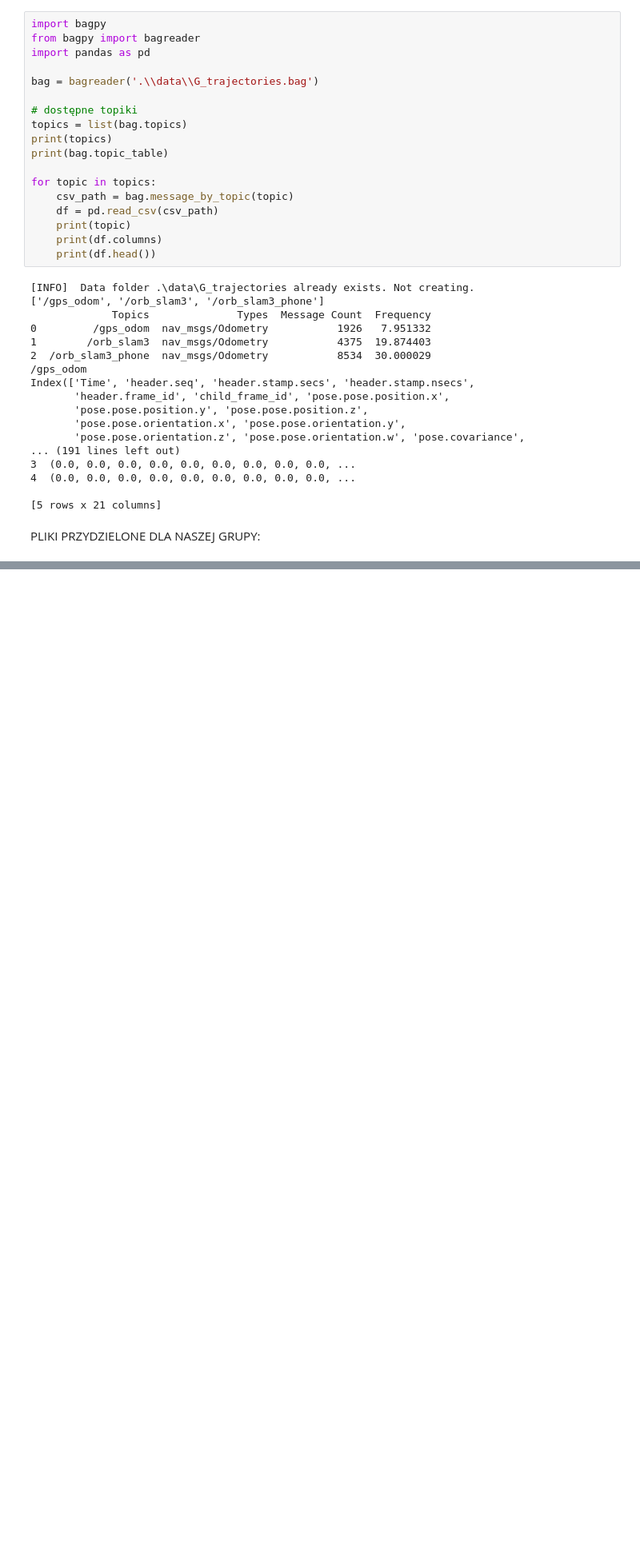
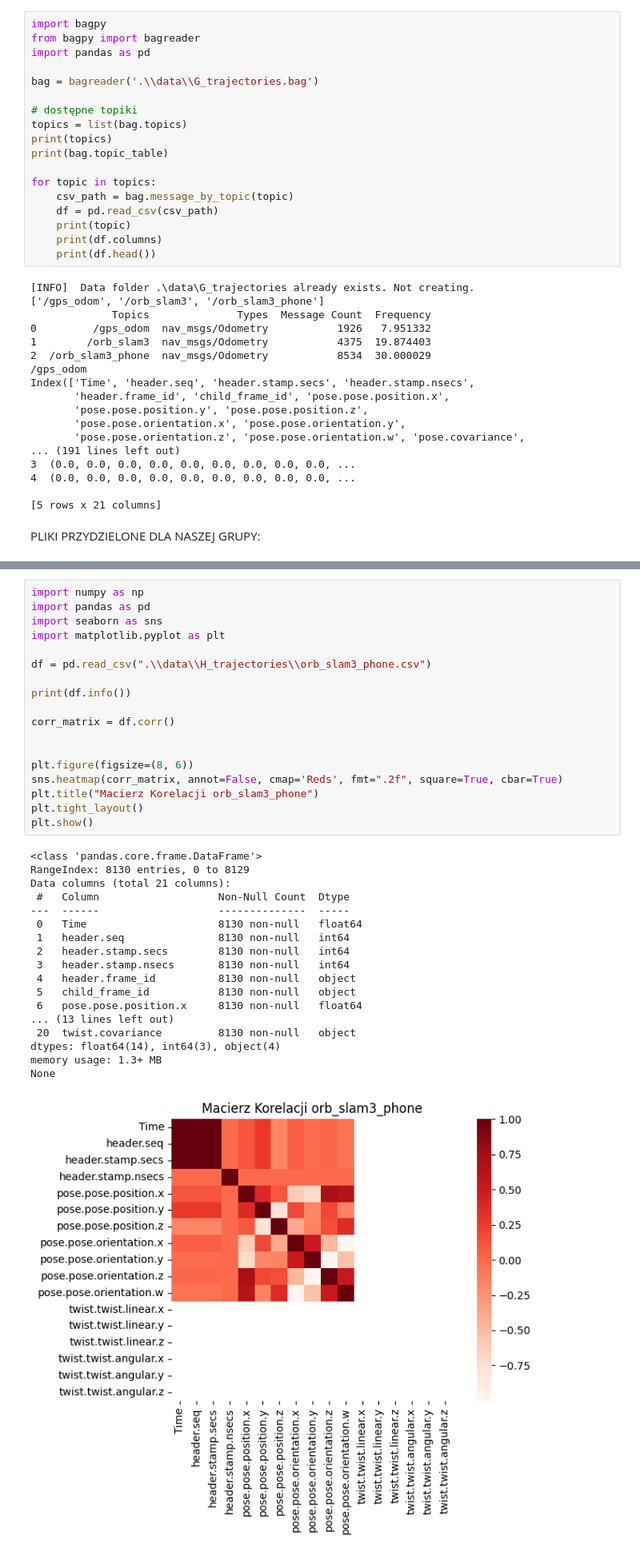
Before and after one commit to DrozdzynskiDawid/PUT_data_warehouse_project, a Jupyter notebook: data-profiling.ipynb, the cells around one changed output, grey strips where cells are left out. Shown at 80% size. Saved outputs shown, nothing was run; the diff lists cells and outputs as text; blank space fills up the shorter version.

Commit message:
add plots

```diff
--- a/data-profiling.ipynb
+++ b/data-profiling.ipynb
@@ -136,0 +160,37 @@ Zapisano: obrazy_z_csv\obraz_05967.jpg
+# %%
+import numpy as np
+import pandas as pd
+import seaborn as sns
+import matplotlib.pyplot as plt
+
+df = pd.read_csv(".\\data\\H_trajectories\\orb_slam3_phone.csv")
+
+print(df.info())
+
+corr_matrix = df.corr()
+
+
+plt.figure(figsize=(8, 6))
+sns.heatmap(corr_matrix, annot=False, cmap='Reds', fmt=".2f", square=True, cbar=True)
+plt.title("Macierz Korelacji orb_slam3_phone")
+plt.tight_layout()
+plt.show()
+# %% [output]
+<class 'pandas.core.frame.DataFrame'>
+RangeIndex: 8130 entries, 0 to 8129
+Data columns (total 21 columns):
+ #   Column                   Non-Null Count  Dtype
+---  ------                   --------------  -----
+ 0   Time                     8130 non-null   float64
+ 1   header.seq               8130 non-null   int64
+ 2   header.stamp.secs        8130 non-null   int64
+ 3   header.stamp.nsecs       8130 non-null   int64
+ 4   header.frame_id          8130 non-null   object
+ 5   child_frame_id           8130 non-null   object
+ 6   pose.pose.position.x     8130 non-null   float64
+... (13 lines left out)
+ 20  twist.covariance         8130 non-null   object
+dtypes: float64(14), int64(3), object(4)
+memory usage: 1.3+ MB
+None
+[figure, added]
```
Also changed, not shown: parts of 5 cells of this notebook.
